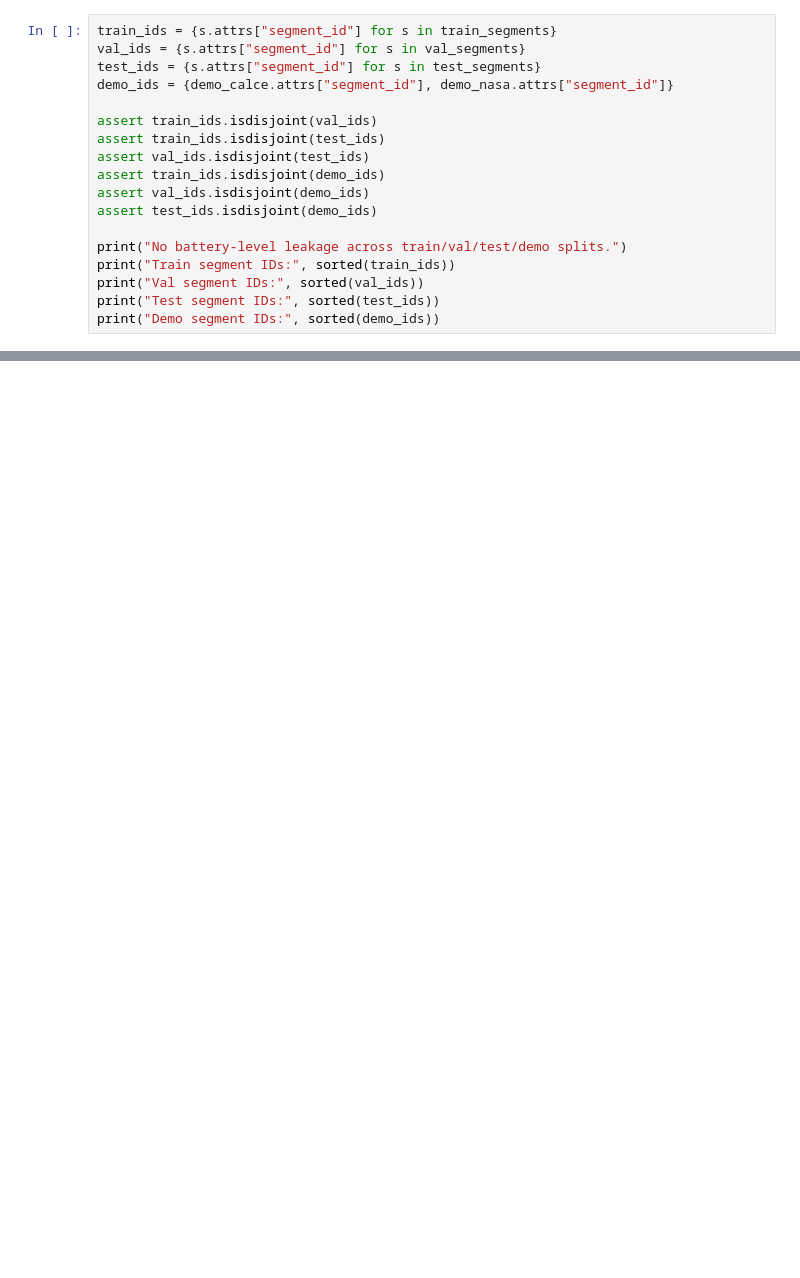
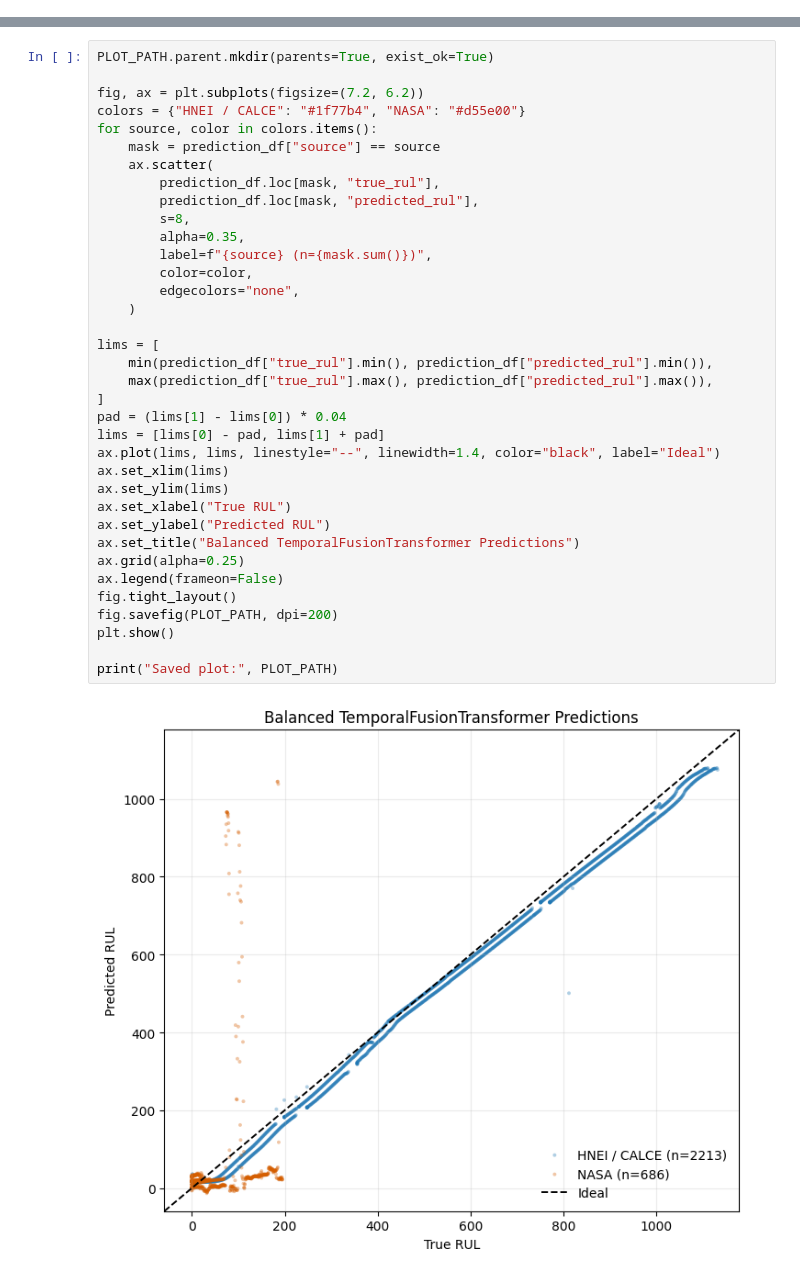
Before and after one commit to jeliang1111/DLProj, a Jupyter notebook: tft.ipynb, the cells around one changed output, grey strips where cells are left out. Drawn from its saved outputs; the diff is of its cells as text; blank space fills up the shorter version.

```diff
--- a/tft.ipynb
+++ b/tft.ipynb
@@ -147,18 +30,0 @@ test  source counts: {0.0: 4, 1.0: 4}, length range: 47-1067
-# %%
-train_ids = {s.attrs["segment_id"] for s in train_segments}
-val_ids = {s.attrs["segment_id"] for s in val_segments}
-test_ids = {s.attrs["segment_id"] for s in test_segments}
-demo_ids = {demo_calce.attrs["segment_id"], demo_nasa.attrs["segment_id"]}
-
-assert train_ids.isdisjoint(val_ids)
-assert train_ids.isdisjoint(test_ids)
-assert val_ids.isdisjoint(test_ids)
-assert train_ids.isdisjoint(demo_ids)
-assert val_ids.isdisjoint(demo_ids)
-assert test_ids.isdisjoint(demo_ids)
-
-print("No battery-level leakage across train/val/test/demo splits.")
-print("Train segment IDs:", sorted(train_ids))
-print("Val segment IDs:", sorted(val_ids))
-print("Test segment IDs:", sorted(test_ids))
-print("Demo segment IDs:", sorted(demo_ids))
@@ -799,0 +338,38 @@ Saved NASA weight 2.0 checkpoint to tft_nasa_weight_sweep/tft_nasa_weight_2p0_ch
+# %%
+PLOT_PATH.parent.mkdir(parents=True, exist_ok=True)
+
+fig, ax = plt.subplots(figsize=(7.2, 6.2))
+colors = {"HNEI / CALCE": "#1f77b4", "NASA": "#d55e00"}
+for source, color in colors.items():
+    mask = prediction_df["source"] == source
+    ax.scatter(
+        prediction_df.loc[mask, "true_rul"],
+        prediction_df.loc[mask, "predicted_rul"],
+        s=8,
+        alpha=0.35,
+        label=f"{source} (n={mask.sum()})",
+        color=color,
+        edgecolors="none",
+    )
+
+lims = [
+    min(prediction_df["true_rul"].min(), prediction_df["predicted_rul"].min()),
+    max(prediction_df["true_rul"].max(), prediction_df["predicted_rul"].max()),
+]
+pad = (lims[1] - lims[0]) * 0.04
+lims = [lims[0] - pad, lims[1] + pad]
+ax.plot(lims, lims, linestyle="--", linewidth=1.4, color="black", label="Ideal")
+ax.set_xlim(lims)
+ax.set_ylim(lims)
+ax.set_xlabel("True RUL")
+ax.set_ylabel("Predicted RUL")
+ax.set_title("Balanced TemporalFusionTransformer Predictions")
+ax.grid(alpha=0.25)
+ax.legend(frameon=False)
+fig.tight_layout()
+fig.savefig(PLOT_PATH, dpi=200)
+plt.show()
+
+print("Saved plot:", PLOT_PATH)
+# %% [output]
+[figure, added]
```
Also changed, not shown: parts of 27 cells of this notebook, 54 other files.
